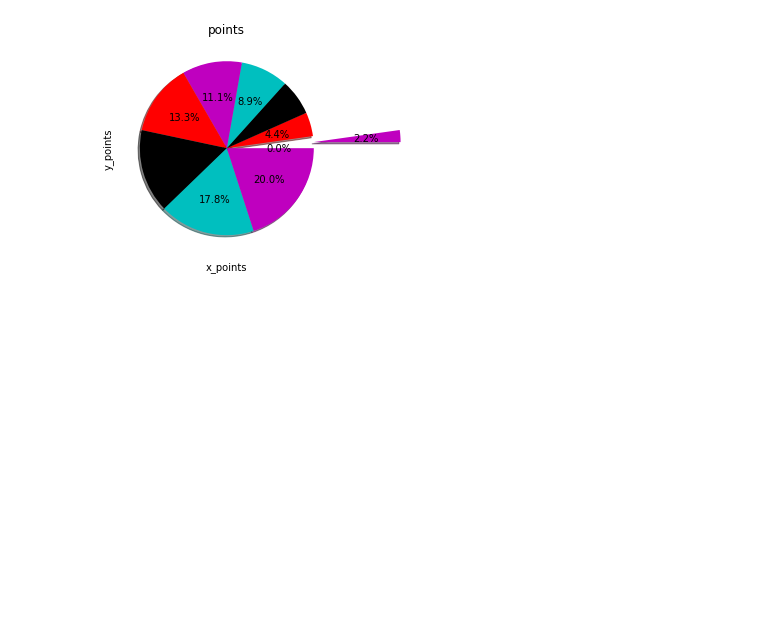
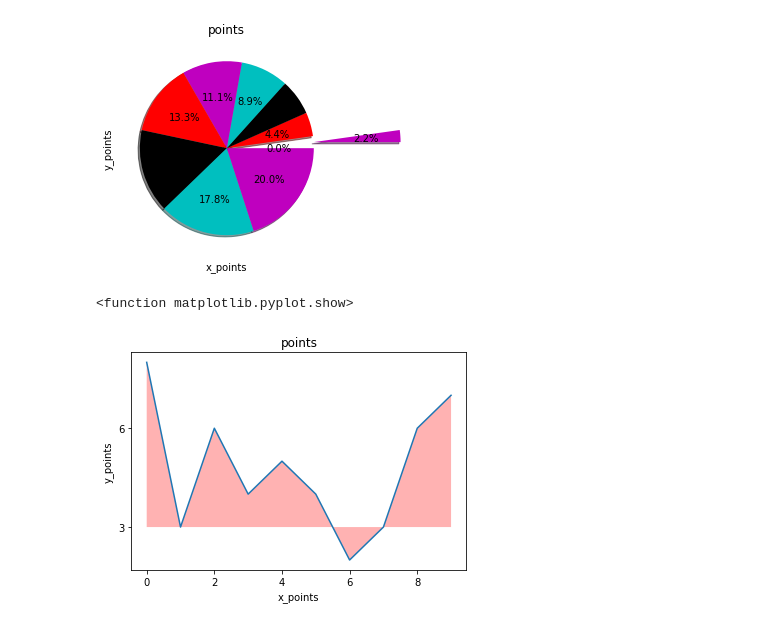
Before and after one commit to Kartik-Chaurasiya/Machine-Learning, a Jupyter notebook: Plot.ipynb, the cells around one changed output. Drawn from its saved outputs; the diff is of its cells as text; code cells hidden in the pictures; blank space fills up the shorter version.

```diff
--- a/Plot.ipynb
+++ b/Plot.ipynb
@@ -216,3 +216,17 @@ plt.show
 # %% [output]
 <function matplotlib.pyplot.show>
 [figure]
+# %%
+fig = plt.figure()
+ax1 = plt.subplot2grid((1,1), (0,0))
+x,y = create_points(10)
+ax1.plot(x,y)
+ax1.set_yticks([3,6,9])
+ax1.fill_between(x,y,3,alpha = 0.3, facecolor = 'r')
+plt.xlabel('x_points')
+plt.ylabel('y_points')
+plt.title('points')
+plt.show
+# %% [output]
+<function matplotlib.pyplot.show>
+[figure, added]
```
Also changed, not shown: parts of 1 cell of this notebook.
